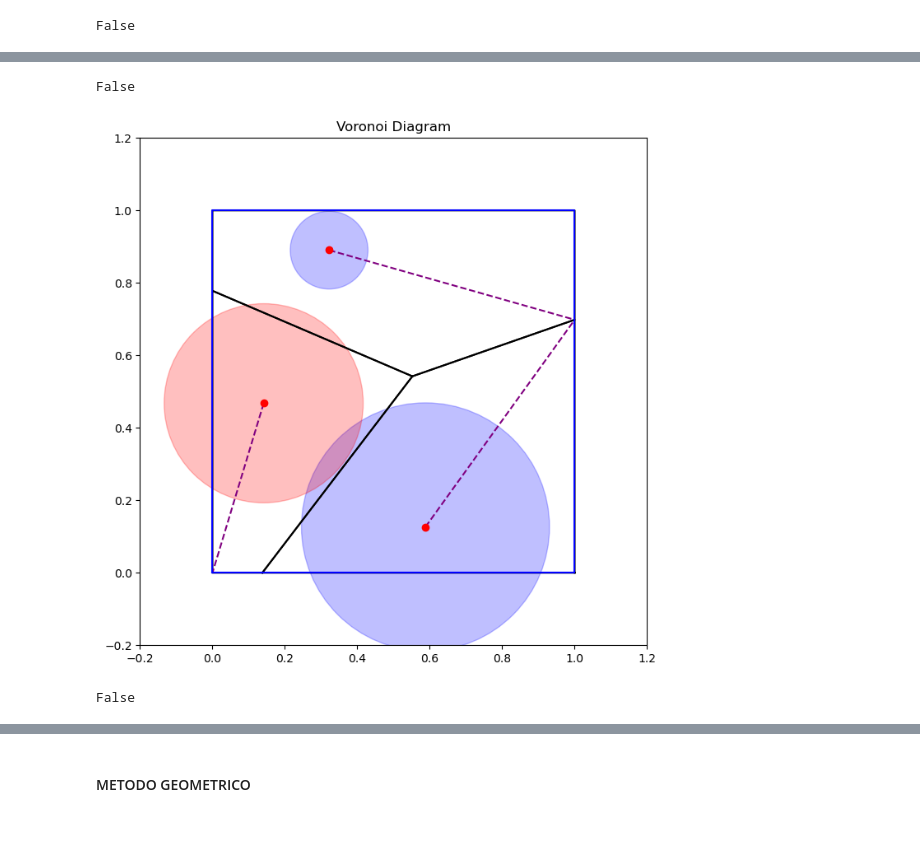
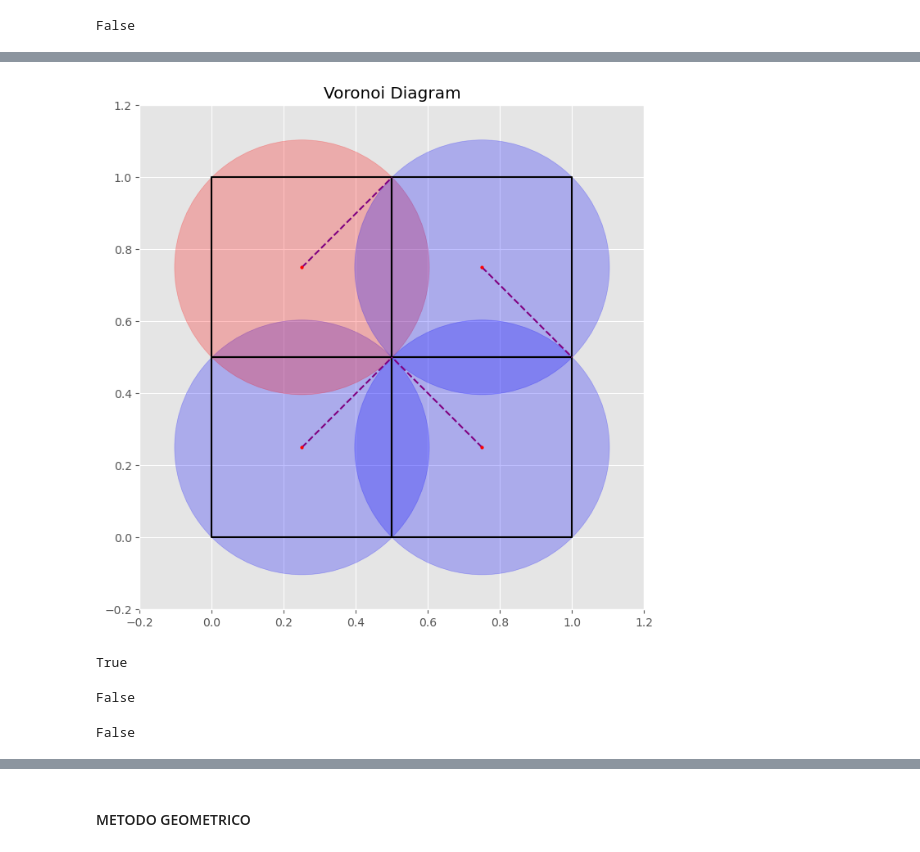
Before and after one commit to alejandropolo/LipschitzNN, a Jupyter notebook: Notebooks/voronoi.ipynb, the cells around one changed output, grey strips where cells are left out. Saved outputs shown, nothing was run; the diff lists cells and outputs as text; code cells hidden in the pictures.

```diff
--- a/Notebooks/voronoi.ipynb
+++ b/Notebooks/voronoi.ipynb
@@ -460 +422,41 @@ False
+# %%
+###### 2 DIMENSIONES
+np.random.seed(2023)
+importlib.reload(utilities_voronoi)
+
+# Sample set of points (replace with your own)
+num_dimensions = 2
+num_points = 2
+original_points = generate_meshgrid(num_dimensions, num_points)
+
+## Generate vertices for a hypercube (n-dimensional cube) defined by the given interval
+intervals =[(0,1) for i in range(num_dimensions)]
+vertices = utilities_voronoi.generate_hypercube_vertices(intervals)
+
+## Compute original Voronoi diagram
+vor = Voronoi(original_points)
+
+all_points, _ = utilities_voronoi.add_symmetric_points(vor,vertices,intervals)
+## Compute Voronoi diagram
+vor = Voronoi(all_points)
+
+## Generate random radios for the points
+epsilon = 0e-8
+radios = np.ones(len(original_points))*(np.sqrt(num_dimensions)*0.5)/2-epsilon
+## Generate a dictionary
+dict_radios = dict()
+for i,point in enumerate(original_points):
+    dict_radios[repr(list(point))] = [radios[i],0]
+## Generate random 1 or -1 as the sign
+derivative_sign = np.random.choice([-1,1],len(original_points))
+
+## Plot Voronoi diagram
+utilities_voronoi.plot_finite_voronoi_2D(vor,all_points,original_points,radios,vertices,derivative_sign=derivative_sign,plot_symmetric_points=False)
+
+## Check if the space is filled
+space_filled,distances = utilities_voronoi.check_space_filled(vor,dict_radios,vertices)
+print(space_filled)
+# %% [output]
+[figure, added]
+True
 # %%
@@ -571,36 +507,40 @@ for i in range(max_iterations):
 # %%
-##### PLOT VORONOI WITH FURTHEST POINTS #####
+################ 4 DIMENSIONES
 np.random.seed(2023)
+importlib.reload(utilities_voronoi)
 
 # Sample set of points (replace with your own)
-original_points = np.random.rand(3, 2)
+num_dimensions = 6
+num_points = 2
+original_points = generate_meshgrid(num_dimensions, num_points)
+
 ## Generate vertices for a hypercube (n-dimensional cube) defined by the given interval
-intervals = [(0, 1), (0, 1)]
+intervals = [(0,1) for i in range(num_dimensions)]
 vertices = utilities_voronoi.generate_hypercube_vertices(intervals)
 ## Define the coordinates of the square's vertices
-square_vertices = np.array([[0, 0], [0, 1], [1, 1], [1, 0],[0,0]])
 
 ## Compute original Voronoi diagram
 vor = Voronoi(original_points)
 
 ## Compute symmetric points
-all_points = add_symmetric_points(vor,vertices,intervals)
+#all_points = add_symmetric_points(vor,vertices,intervals)
 
+all_points, _ = utilities_voronoi.add_symmetric_points(vor,vertices,intervals)
 ## Compute Voronoi diagram
 vor = Voronoi(all_points)
 
 ## Generate random radios for the points
-radios = np.random.rand(len(original_points))/3 +0.1
-
+epsilon = 0e-8
+radios = np.ones(len(original_points))*(np.sqrt(num_dimensions)*0.5)/2-epsilon
+## Generate a dictionary
+dict_radios = dict()
+for i,point in enumerate(original_points):
+    dict_radios[repr(list(point))] = [radios[i],0]
 ## Generate random 1 or -1 as the sign
 derivative_sign = np.random.choice([-1,1],len(original_points))
 
-## Plot Voronoi diagram
-utilities_voronoi.plot_finite_voronoi_2D(vor,all_points,original_points,radios,square_vertices,derivative_sign=derivative_sign,plot_symmetric_points=False)
-
 ## Check if the space is filled
-space_filled,distances = check_space_filled(vor,radios,vertices,all_points)
+space_filled,distances = utilities_voronoi.check_space_filled(vor,dict_radios,vertices)
 print(space_filled)
 # %% [output]
-[figure, removed]
 False
```
Also changed, not shown: parts of 26 cells of this notebook, 1 other file.
